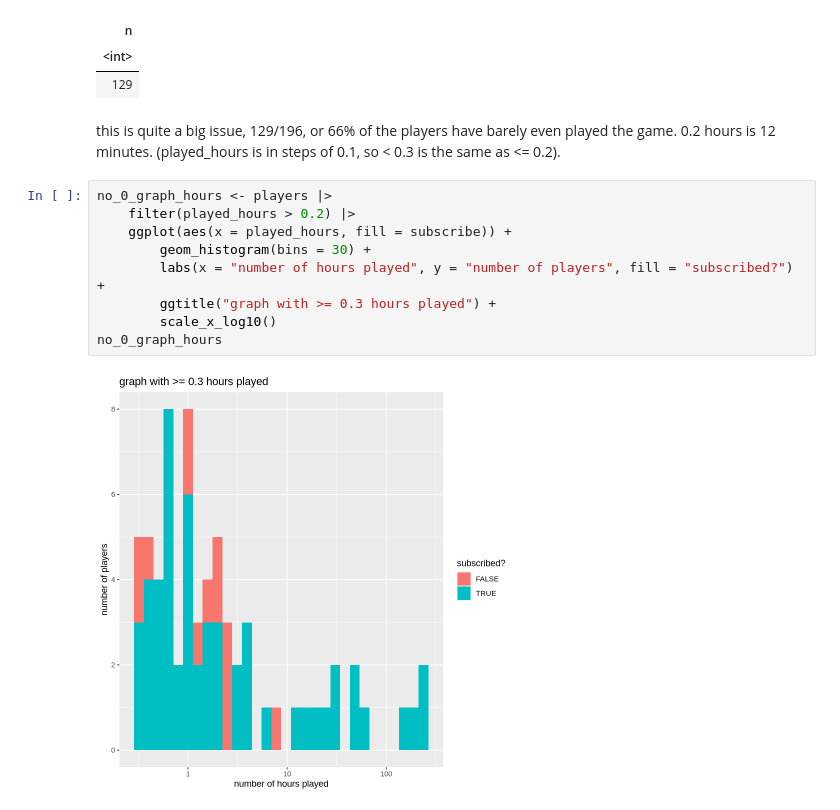
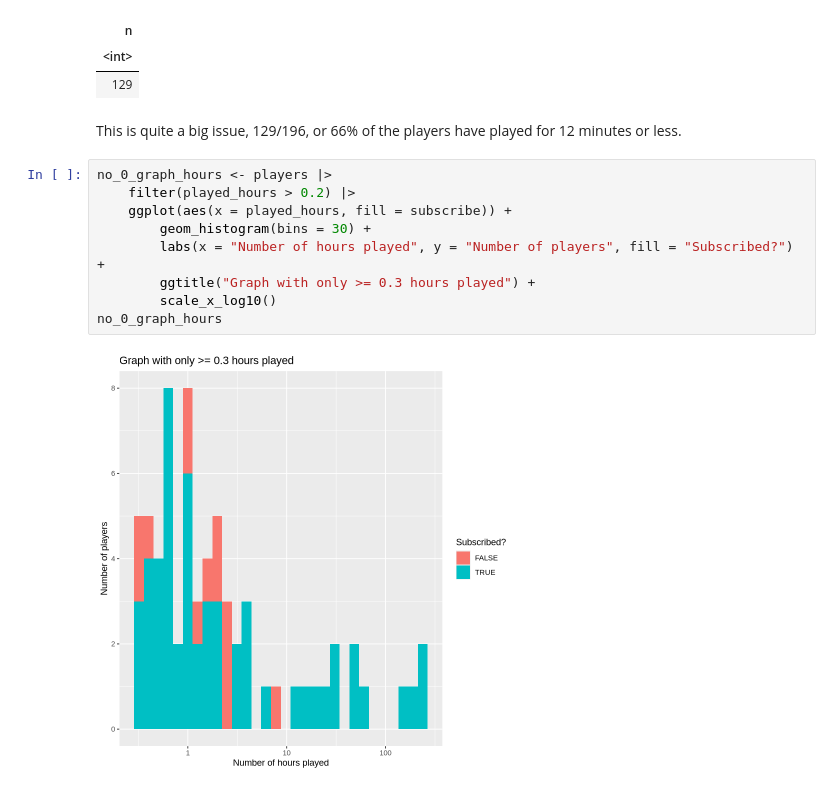
Before and after one commit to TheCarisLost/dsci100-indivual-planning-stage, a Jupyter notebook: Individual Planning stage.ipynb, the cells around one changed output. Saved outputs shown, nothing was run; the diff lists cells and outputs as text.

```diff
--- a/Individual Planning stage.ipynb
+++ b/Individual Planning stage.ipynb
@@ -178,16 +211,16 @@ A spec_tbl_df: 1 × 1
 | <int> |
 | 129 |
 # %% [markdown]
-this is quite a big issue, 129/196, or 66% of the players have barely even played the game. 0.2 hours is 12 minutes. (played_hours is in steps of 0.1, so < 0.3 is the same as <= 0.2).
+This is quite a big issue, 129/196, or 66% of the players have played for 12 minutes or less.
 # %%
 no_0_graph_hours <- players |>
     filter(played_hours > 0.2) |>
     ggplot(aes(x = played_hours, fill = subscribe)) +
         geom_histogram(bins = 30) +
-        labs(x = "number of hours played", y = "number of players", fill = "subscribed?") +
-        ggtitle("graph with >= 0.3 hours played") +
+        labs(x = "Number of hours played", y = "Number of players", fill = "Subscribed?") +
+        ggtitle("Graph with only >= 0.3 hours played") +
         scale_x_log10()
 no_0_graph_hours
 # %% [output]
-[figure, old version]
+[figure, new version]
 # %% [markdown]
```
Also changed, not shown: parts of 14 cells of this notebook.
